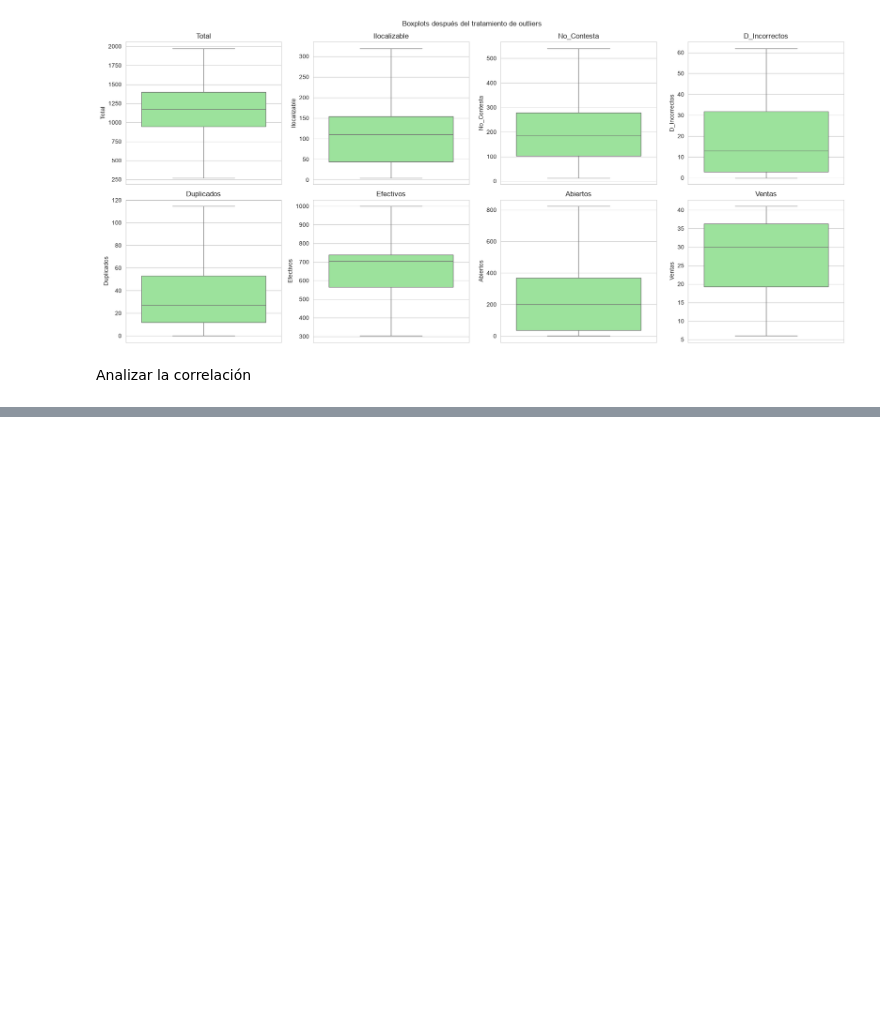
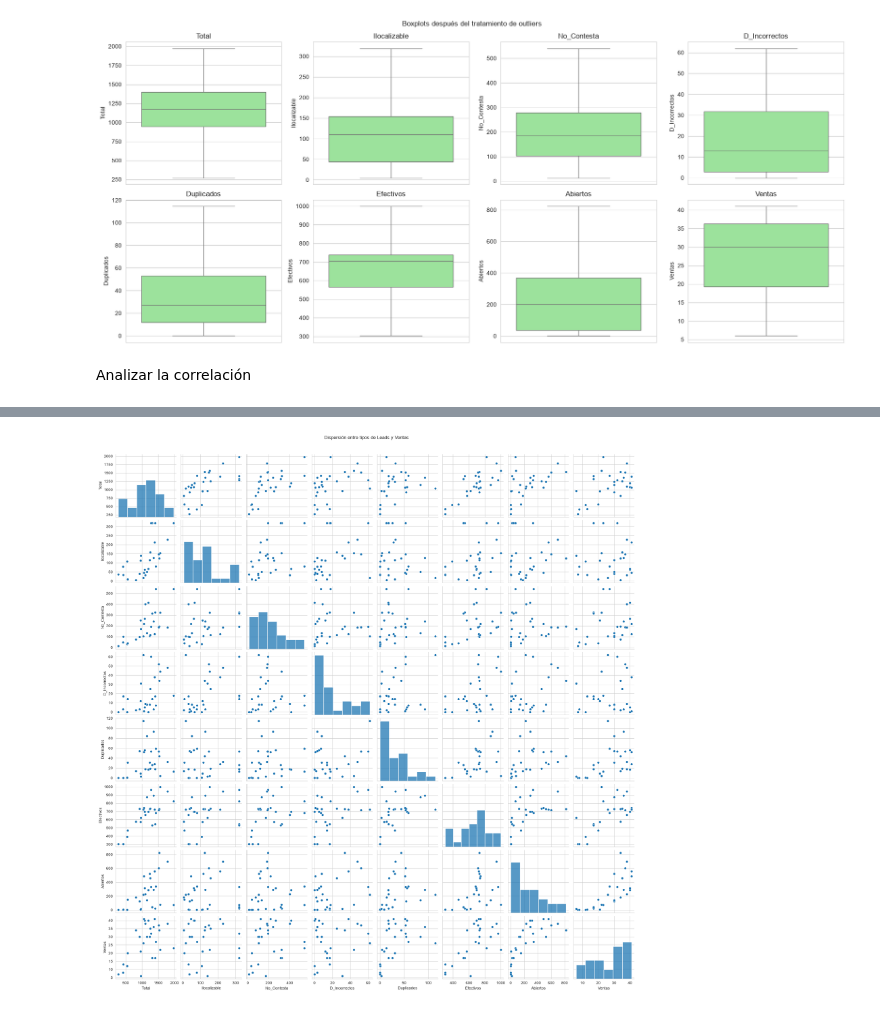
Before and after one commit to a01739713-jpg/Actividad-5, a Jupyter notebook: Actividad5.1/cogigo_act5.ipynb, the cells around one changed output, grey strips where cells are left out. Cells and saved outputs as stored; diff of their text form; code cells hidden in the pictures; blank space fills up the shorter version.

```diff
--- a/Actividad5.1/cogigo_act5.ipynb
+++ b/Actividad5.1/cogigo_act5.ipynb
@@ -220,0 +265,7 @@ Analizar la correlación
+# %%
+#Graficamos todas las dispersiones entre variables
+sns.pairplot(df[leads_cols])
+plt.suptitle('Dispersión entre tipos de Leads y Ventas', y=1.02)
+plt.show()
+# %% [output]
+[figure, added]
```
Also changed, not shown: parts of 17 cells of this notebook.
